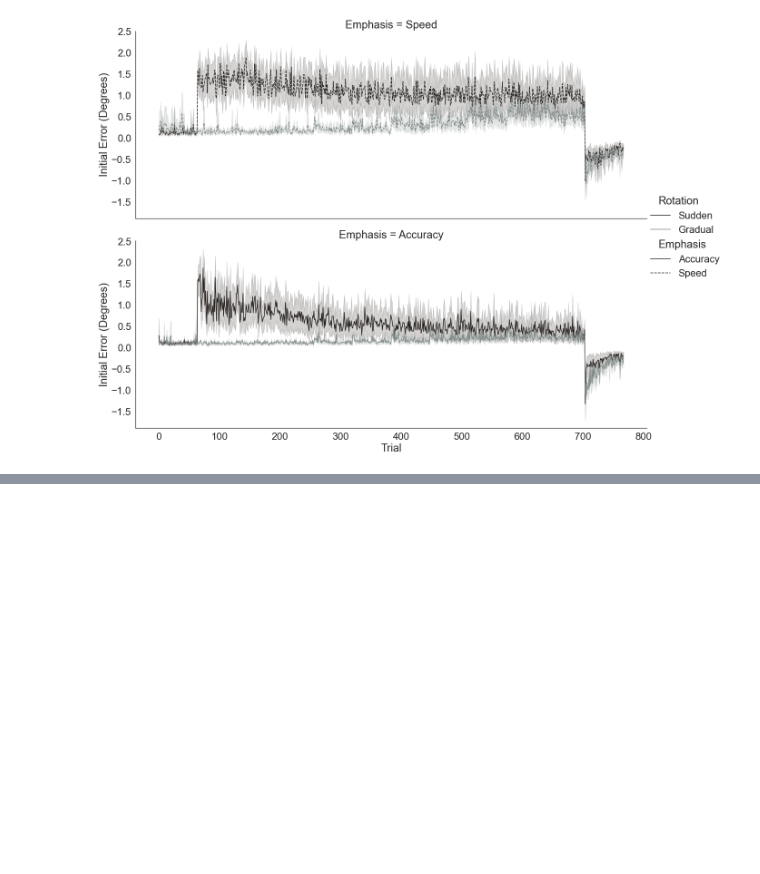
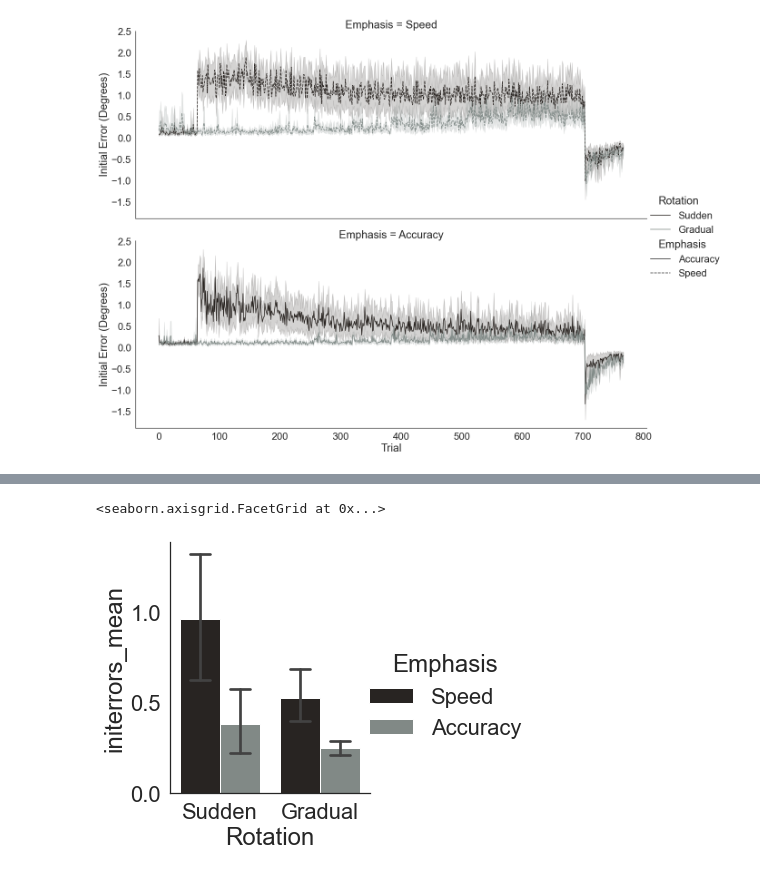
Before and after one commit to tejas-savalia/vma_behavioral, a Jupyter notebook: All experiments/experiment 1/analyses.ipynb, the cells around one changed output, grey strips where cells are left out. Cells and saved outputs as stored; diff of their text form; code cells hidden in the pictures; blank space fills up the shorter version.

```diff
--- a/All experiments/experiment 1/analyses.ipynb
+++ b/All experiments/experiment 1/analyses.ipynb
@@ -313,2 +277,4 @@ df_allphases[['p_id', 'Rotation', 'Emphasis', 'phase', 'trial no', 'block no', '
+# %%
+df_blockwise = pd.read_csv('df_blockwise.csv')
 # %%
 df_allphases = pd.read_csv('df_allphases.csv')
@@ -317,7 +281,10 @@ df_allphases_blockwise = pd.read_csv('df_allphases_blockwise.csv')
 # %%
 sns.catplot(y = 'initerrors_mean', x = 'Rotation', hue = 'Emphasis',
-            data = df_allphases_blockwise.loc[((df_allphases_blockwise['phase'] == 'Relearning'))],
+            data = df_blockwise.loc[((df_blockwise['Block'] == 10))],
             kind = 'bar', capsize = 0.2)
+# %% [output]
+<seaborn.axisgrid.FacetGrid at 0x...>
+[figure, added]
 # %%
 df_allphases_blockwise['difference'] = df_allphases_blockwise['initerrors_mean'].diff(periods= 2)
 # %%
```
Also changed, not shown: parts of 16 cells of this notebook, 7 other files.
